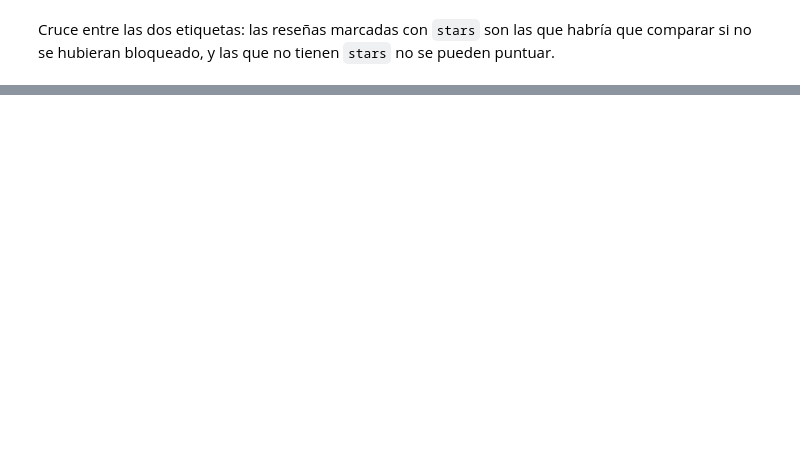
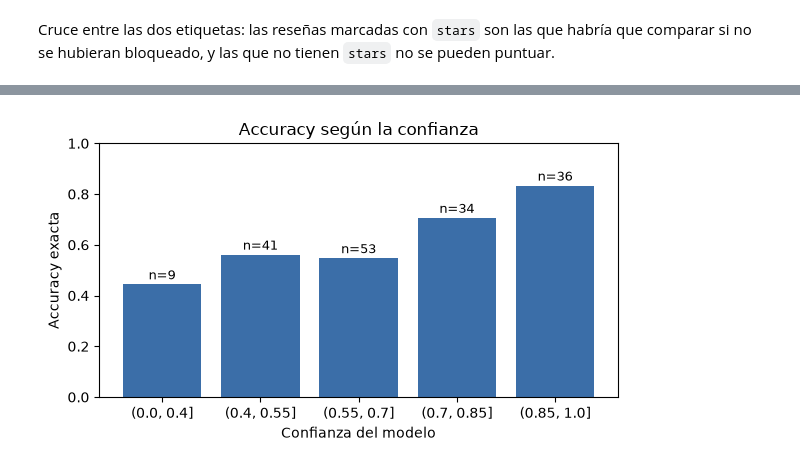
Before and after one commit to samu190804/review-ai-platform, a Jupyter notebook: evaluation/notebooks/evaluation.ipynb, the cells around one changed output, grey strips where cells are left out. Saved outputs shown, nothing was run; the diff lists cells and outputs as text; code cells hidden in the pictures; blank space fills up the shorter version.

```diff
--- a/evaluation/notebooks/evaluation.ipynb
+++ b/evaluation/notebooks/evaluation.ipynb
@@ -46,0 +172,8 @@ pd.crosstab(df["flagged"], df["stars"].isna().map({True: "sin stars", False: "co
+# %%
+rated["tramo"] = pd.cut(rated["confidence"], bins=[0, 0.4, 0.55, 0.7, 0.85, 1.0])
+by_conf = rated.groupby("tramo", observed=True).agg(
+    n=("correct", "size"),
+    accuracy=("correct", "mean"),
+    mae=("error", lambda e: e.abs().mean()),
+).round(3)
+by_conf
@@ -46,0 +188,14 @@ pd.crosstab(df["flagged"], df["stars"].isna().map({True: "sin stars", False: "co
+# %%
+fig, ax = plt.subplots(figsize=(6, 3.5))
+ax.bar(by_conf.index.astype(str), by_conf["accuracy"], color="#3b6ea8")
+ax.set_ylim(0, 1)
+ax.set_xlabel("Confianza del modelo")
+ax.set_ylabel("Accuracy exacta")
+ax.set_title("Accuracy según la confianza")
+for i, (acc, n) in enumerate(zip(by_conf["accuracy"], by_conf["n"])):
+    ax.text(i, acc + 0.02, f"n={n}", ha="center", fontsize=9)
+fig.tight_layout()
+fig.savefig(IMAGES / "rating_confidence.png", dpi=150)
+plt.show()
+# %% [output]
+[figure, added]
```
Also changed, not shown: parts of 18 cells of this notebook, 4 other files.
